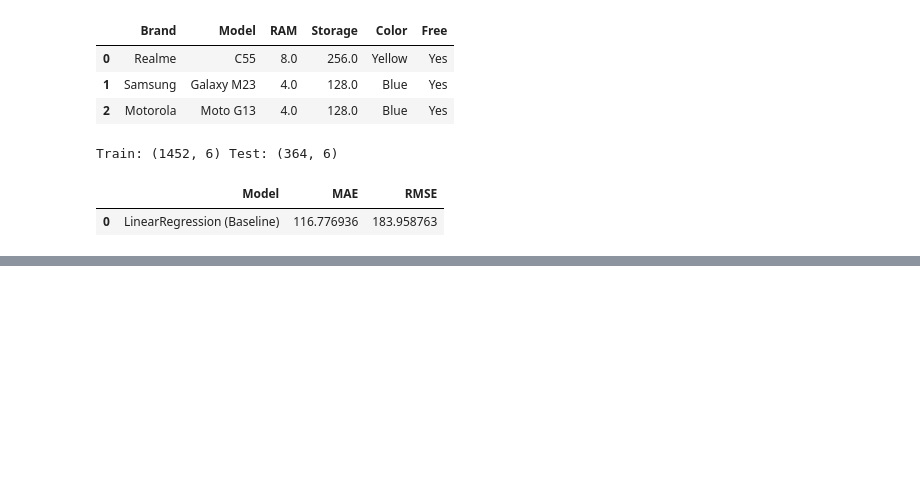
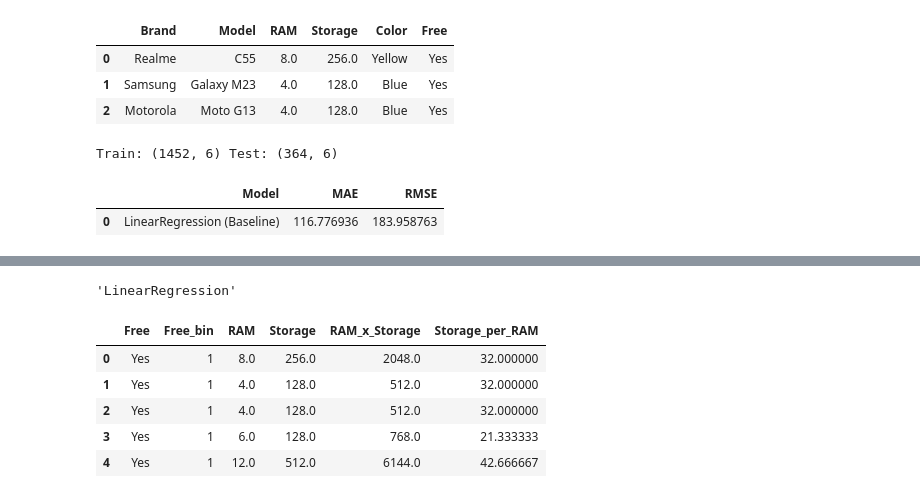
Before and after one commit to Aloysius-Yong/mdlp-project, a Jupyter notebook: index.ipynb, the cells around one changed output, grey strips where cells are left out. Drawn from its saved outputs; the diff is of its cells as text; code cells hidden in the pictures; blank space fills up the shorter version.

Commit message:
Complete EDA, preprocessing, model benchmarking, feature engineering, tuning, and save final pipeline

```diff
--- a/index.ipynb
+++ b/index.ipynb
@@ -253,0 +315,28 @@ results_base
+# %%
+# Select best model
+best_model_name = results_compare.iloc[0]["Model"]
+best_model_name
+# %% [output]
+'LinearRegression'
+# %%
+# Feature engineering
+
+df_fe = df.copy()
+
+# 1) Convert Free (Yes/No) -> numeric 1/0
+df_fe["Free_bin"] = df_fe["Free"].astype(str).str.strip().str.lower().map({"yes": 1, "no": 0})
+
+# 2) Interaction feature: RAM * Storage (combined effect)
+df_fe["RAM_x_Storage"] = df_fe["RAM"] * df_fe["Storage"]
+
+# 3) Ratio feature: Storage per RAM (value/performance style indicator)
+df_fe["Storage_per_RAM"] = df_fe["Storage"] / df_fe["RAM"]
+
+df_fe[["Free", "Free_bin", "RAM", "Storage", "RAM_x_Storage", "Storage_per_RAM"]].head()
+# %% [output]
+|  | Free | Free_bin | RAM | Storage | RAM_x_Storage | Storage_per_RAM |
+| 0 | Yes | 1 | 8.0 | 256.0 | 2048.0 | 32.000000 |
+| 1 | Yes | 1 | 4.0 | 128.0 | 512.0 | 32.000000 |
+| 2 | Yes | 1 | 4.0 | 128.0 | 512.0 | 32.000000 |
+| 3 | Yes | 1 | 6.0 | 128.0 | 768.0 | 21.333333 |
+| 4 | Yes | 1 | 12.0 | 512.0 | 6144.0 | 42.666667 |
```
Also changed, not shown: parts of 11 cells of this notebook, 1 other file.
